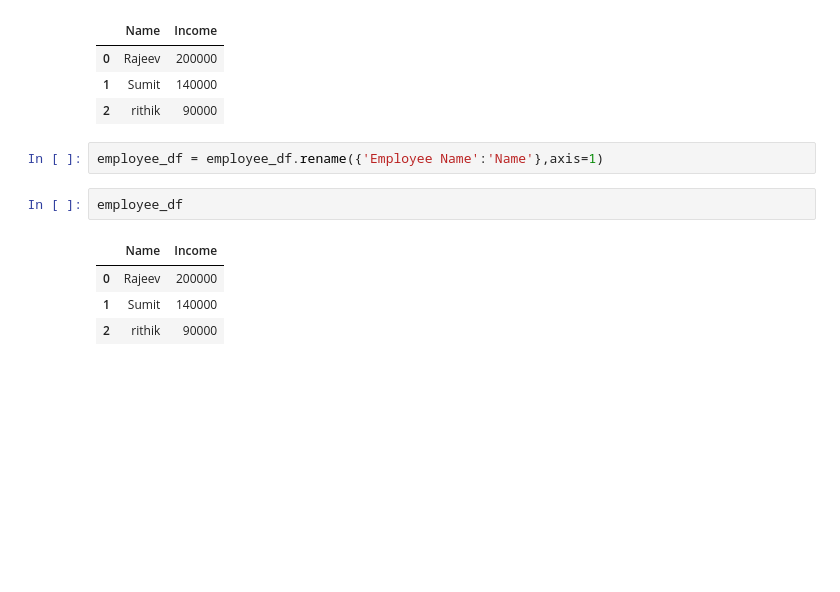
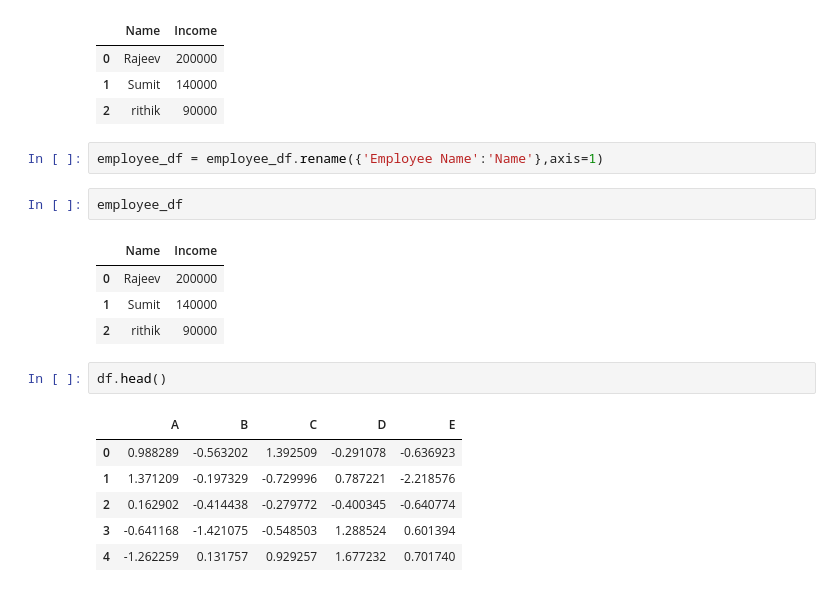
Before and after one commit to laxmanclinilaunch-hub/python-10-11am-, a Jupyter notebook: 2.EDA/Pandas.ipynb, the cells around one changed output. Drawn from its saved outputs; the diff is of its cells as text; blank space fills up the shorter version.

```diff
--- a/2.EDA/Pandas.ipynb
+++ b/2.EDA/Pandas.ipynb
@@ -436,3 +436,12 @@ employee_df
 | 0 | Rajeev | 200000 |
 | 1 | Sumit | 140000 |
 | 2 | rithik | 90000 |
+# %%
+df.head()
+# %% [output]
+|  | A | B | C | D | E |
+| 0 | 0.988289 | -0.563202 | 1.392509 | -0.291078 | -0.636923 |
+| 1 | 1.371209 | -0.197329 | -0.729996 | 0.787221 | -2.218576 |
+| 2 | 0.162902 | -0.414438 | -0.279772 | -0.400345 | -0.640774 |
+| 3 | -0.641168 | -1.421075 | -0.548503 | 1.288524 | 0.601394 |
+| 4 | -1.262259 | 0.131757 | 0.929257 | 1.677232 | 0.701740 |
```
Also changed, not shown: parts of 26 cells of this notebook, 1 other file.
